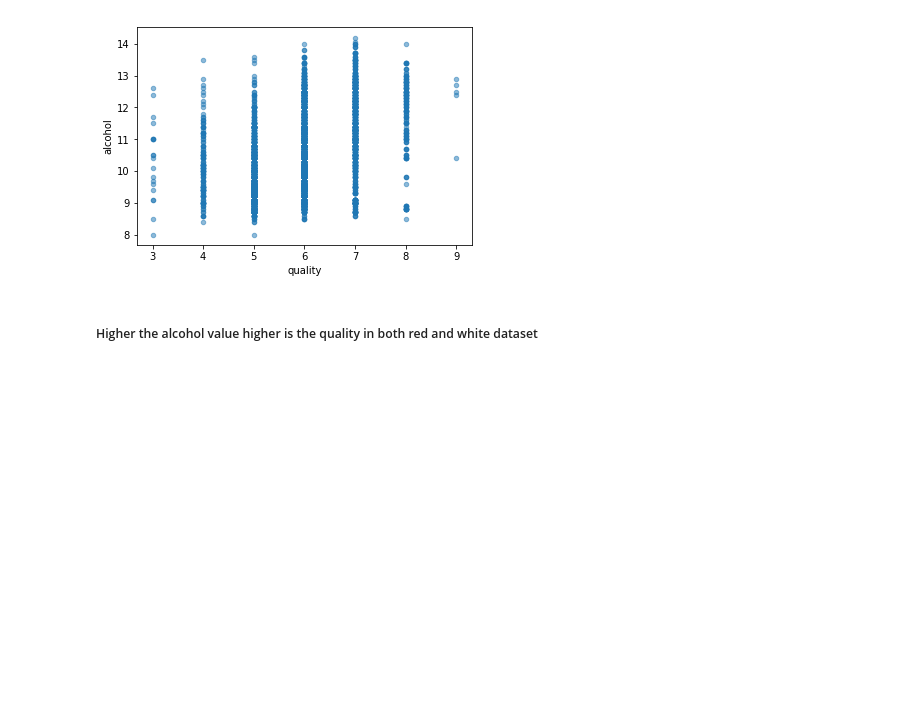
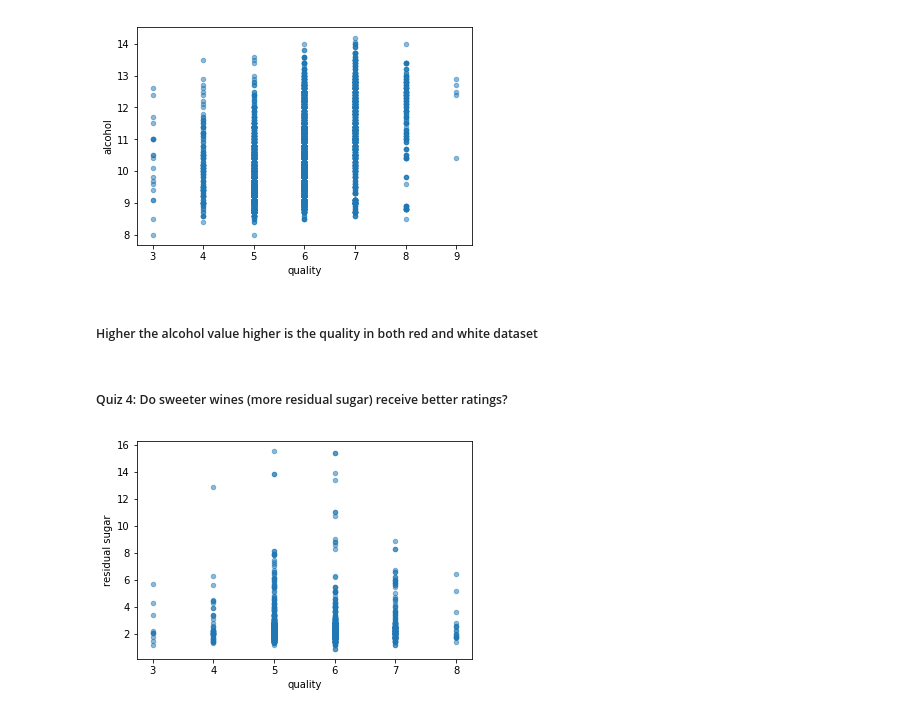
Before and after one commit to PadmarajBhat/DataAnalyst-1, a Jupyter notebook: The Data Analysis Process/Data Analysis Process Notes.ipynb, the cells around one changed output. Drawn from its saved outputs; the diff is of its cells as text; code cells hidden in the pictures; blank space fills up the shorter version.

Commit message:
feat: quiz 4- residual sugar vs quality
- both the type of wines have low residual sugar across diff quality. Sugar level does not increases the quality.

```diff
--- a/The Data Analysis Process/Data Analysis Process Notes.ipynb
+++ b/The Data Analysis Process/Data Analysis Process Notes.ipynb
@@ -99,3 +99,9 @@ df_white.plot.scatter('quality', 'alcohol', alpha=0.5);
 [figure]
 # %% [markdown]
 ##### Higher the alcohol value higher is the quality in both red and white dataset
+# %% [markdown]
+##### Quiz 4: Do sweeter wines (more residual sugar) receive better ratings?
+# %%
+df_red.plot.scatter('quality', 'residual sugar', alpha=0.5);
+# %% [output]
+[figure, added]
```
Also changed, not shown: parts of 3 cells of this notebook.
